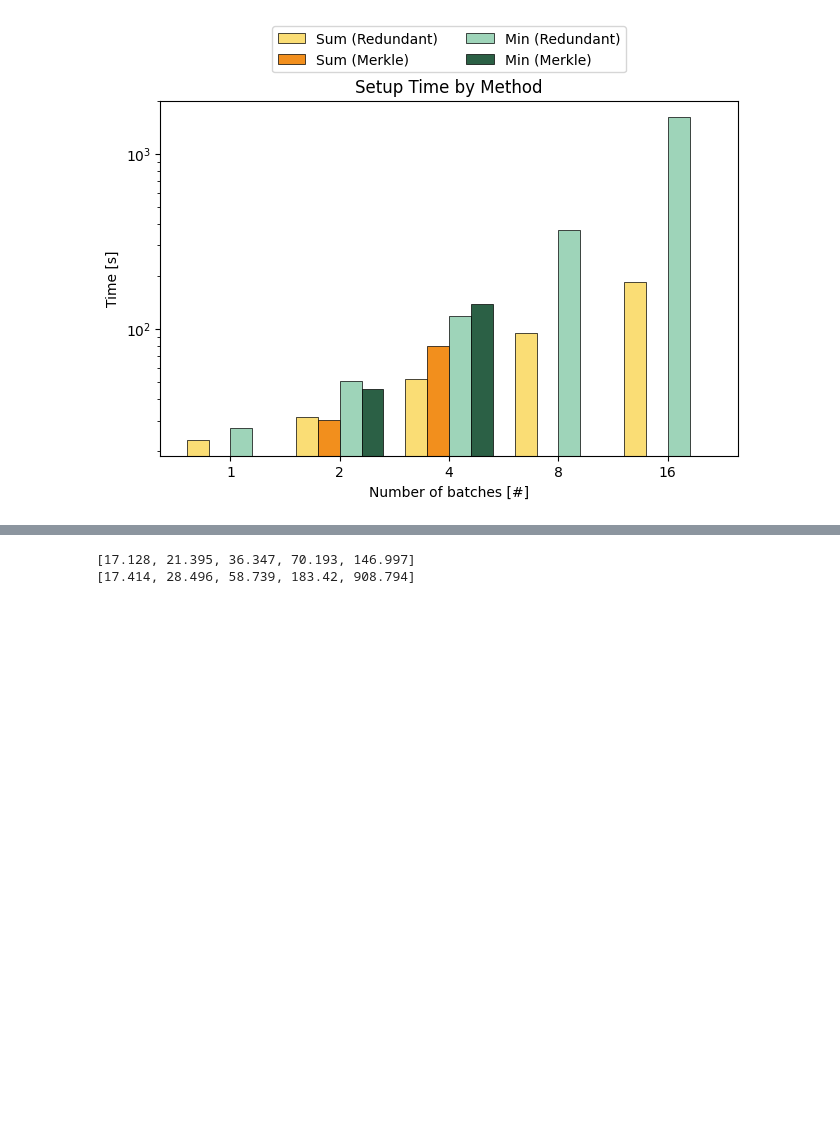
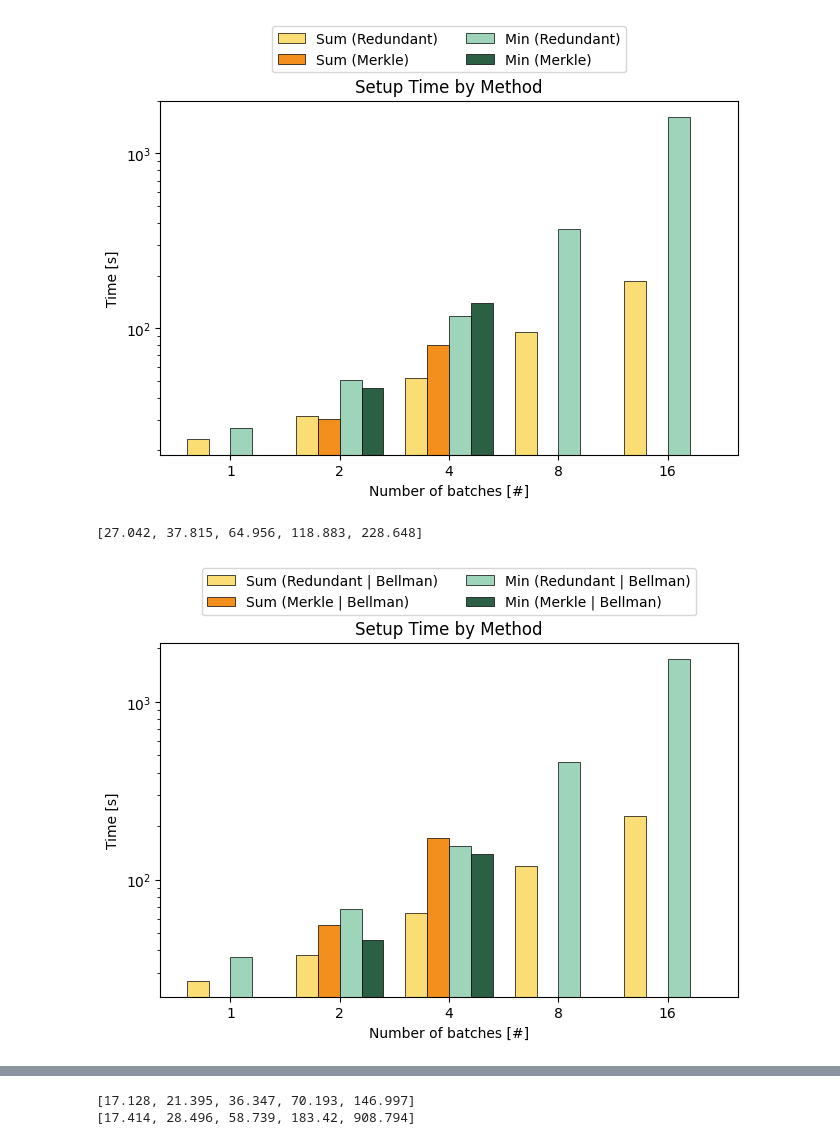
Before and after one commit to amrap030/c2d-marketplace, a Jupyter notebook: benchmarks/benchmarks.ipynb, the cells around one changed output, grey strips where cells are left out. Cells and saved outputs as stored; diff of their text form; code cells hidden in the pictures; blank space fills up the shorter version.

```diff
--- a/benchmarks/benchmarks.ipynb
+++ b/benchmarks/benchmarks.ipynb
@@ -385,7 +764,9 @@ ax.legend(bbox_to_anchor=(0.5, 1.23), loc='upper center', ncols=2)
 ax.set_yscale('log')
 #ax.set_ylim(0, 250)
 
-plt.show()
+with PdfPages("constraints.pdf") as pdf:
+    pdf.savefig(bbox_inches="tight")
+    plt.show()
 # %% [output]
 [figure]
 # %%
@@ -425,7 +806,9 @@ ax.legend(bbox_to_anchor=(0.5, 1.23), loc='upper center', ncols=2)
 ax.set_yscale('log')
 #ax.set_ylim(0, 250)
 
-plt.show()
+with PdfPages("compile_time.pdf") as pdf:
+    pdf.savefig(bbox_inches="tight")
+    plt.show()
 # %% [output]
 [figure]
 # %%
@@ -465,7 +848,9 @@ ax.legend(bbox_to_anchor=(0.5, 1.23), loc='upper center', ncols=2)
 ax.set_yscale('log')
 #ax.set_ylim(0, 250)
 
-plt.show()
+with PdfPages("witness_time.pdf") as pdf:
+    pdf.savefig(bbox_inches="tight")
+    plt.show()
 # %% [output]
 [figure]
 # %%
@@ -505,6 +890,51 @@ ax.legend(bbox_to_anchor=(0.5, 1.23), loc='upper center', ncols=2)
 ax.set_yscale('log')
 #ax.set_ylim(0, 250)
 
-plt.show()
+with PdfPages("setup_time.pdf") as pdf:
+    pdf.savefig(bbox_inches="tight")
+    plt.show()
 # %% [output]
 [figure]
+# %%
+import matplotlib.pyplot as plt
+import numpy as np
+print(sum_times_bellman[0])
+species = ("1", "2", "4", "8", "16")
+penguin_means = {
+    'Sum (Redundant | Bellman)': (sum_times_bellman[0]),
+    'Sum (Merkle | Bellman)': ([0, sum_times_bellman_merkle[0][0], sum_times_bellman_merkle[0][1], 0, 0]),
+    'Min (Redundant | Bellman)': (min_times_bellman[0]),
+    'Min (Merkle | Bellman)': ([0, min_times_merkle_bellman[0][0], min_times_merkle_bellman[0][1], 0, 0]),
+}
+
+x = np.arange(len(species))  # the label locations
+width = 0.2  # the width of the bars
+multiplier = 0
+
+fig, ax = plt.subplots(layout='constrained')
+
+colors = ["#FADD75", "#F28F1D", "#9ED4B9", "#2B6045"]
+
+i = 0
+for attribute, measurement in penguin_means.items():
+    offset = width * multiplier
+    rects = ax.bar(x + offset, measurement, width, label=attribute,linewidth=0.5,edgecolor='black',color=colors[i])
+    #ax.bar_label(rects, padding=3)
+    multiplier += 1
+    i += 1
+
+# Add some text for labels, title and custom x-axis tick labels, etc.
+ax.set_ylabel('Time [s]')
+ax.set_xlabel('Number of batches [#]')
+ax.set_title('Setup Time by Method')
+ax.set_xticks(x + 1.5*width, species)
+ax.legend(bbox_to_anchor=(0.5, 1.23), loc='upper center', ncols=2)
+ax.set_yscale('log')
+#ax.set_ylim(0, 250)
+
+with PdfPages("setup_time.pdf") as pdf:
+    pdf.savefig(bbox_inches="tight")
+    plt.show()
+# %% [output]
+[27.042, 37.815, 64.956, 118.883, 228.648]
+[figure, added]
```
Also changed, not shown: parts of 28 cells of this notebook.
